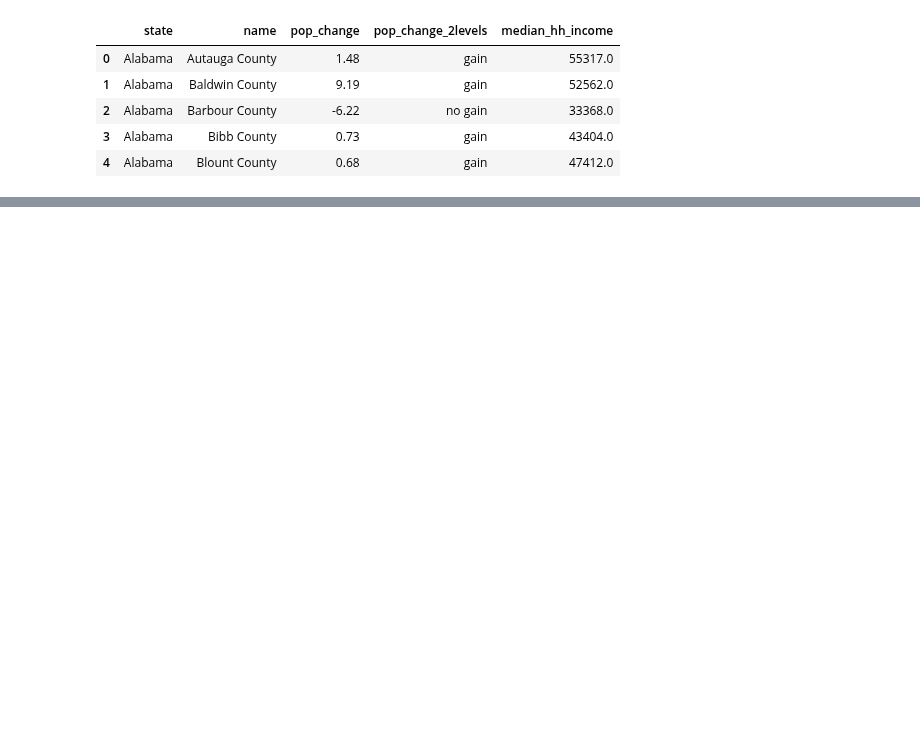
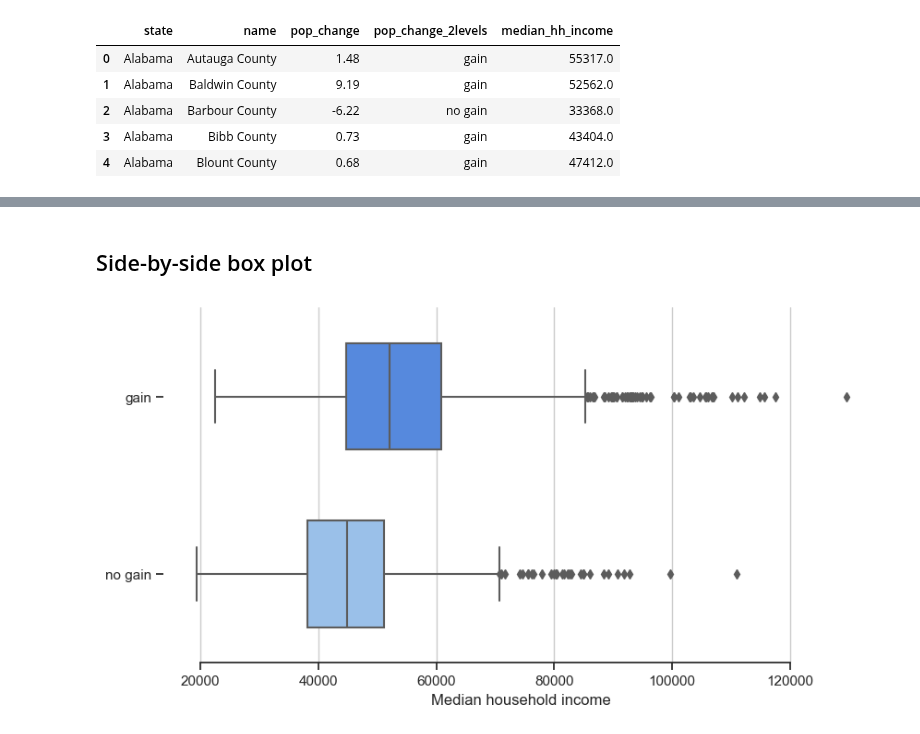
Before and after one commit to kirenz/eda, a Jupyter notebook: 04-6-comparisons-across-groups.ipynb, the cells around one changed output, grey strips where cells are left out. Drawn from its saved outputs; the diff is of its cells as text; code cells hidden in the pictures; blank space fills up the shorter version.

```diff
--- a/04-6-comparisons-across-groups.ipynb
+++ b/04-6-comparisons-across-groups.ipynb
@@ -106,0 +78,22 @@ plt.show();
+# %% [markdown]
+## Side-by-side box plot
+# %%
+# Initialize the figure
+f, ax = plt.subplots(figsize=(10, 5))
+
+# Draw boxplot
+sns.boxplot(y="pop_change_2levels",
+            x="median_hh_income",
+            palette=colors_blue,
+            width=.6,
+            data=df)
+
+# Tweak the visual presentation
+ax.xaxis.grid(True)
+ax.set(xlabel="Median household income", ylabel="")
+sns.despine(trim=True, left=True)
+
+
+plt.show();
+# %% [output]
+[figure, added]
```
Also changed, not shown: parts of 15 cells of this notebook, 2 other files.
